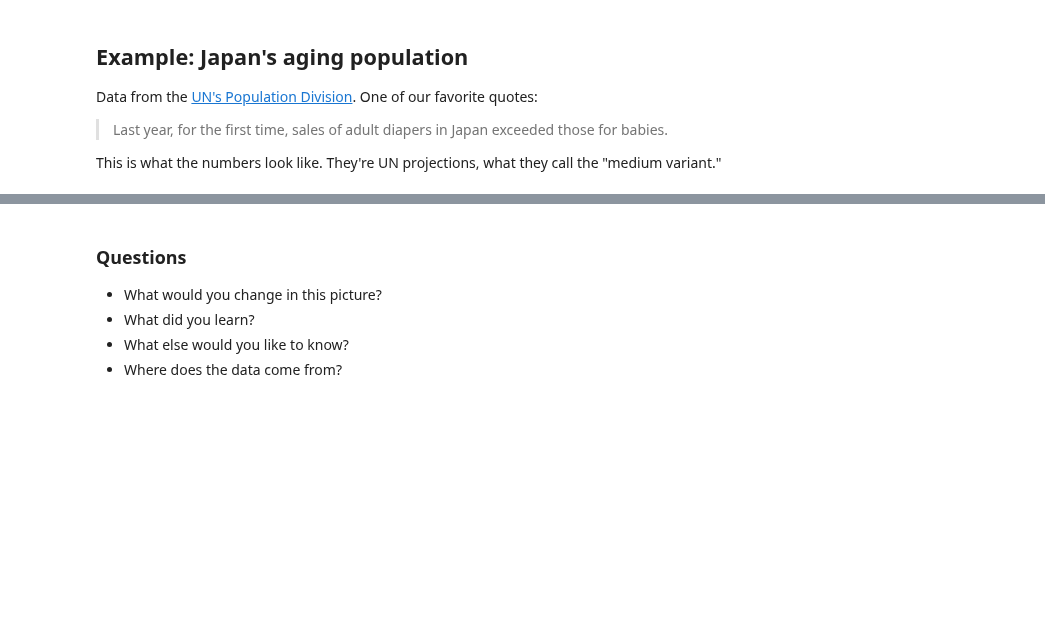
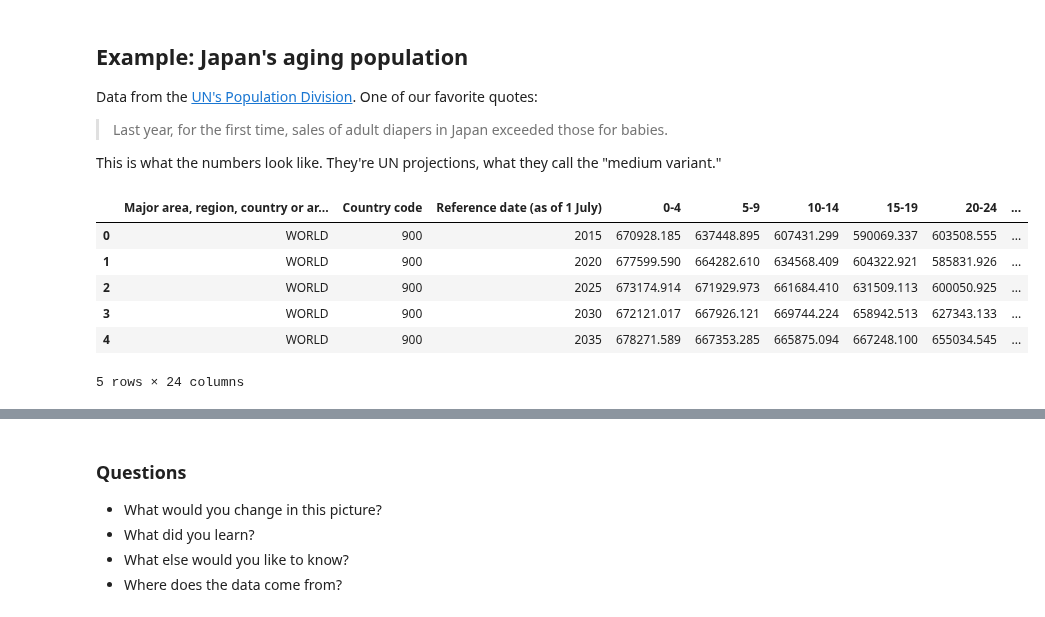
Before and after one commit to DaveBackus/Data_Bootcamp, a Jupyter notebook: Code/IPython/bootcamp_examples.ipynb, the cells around one changed output, grey strips where cells are left out. Cells and saved outputs as stored; diff of their text form; code cells hidden in the pictures; blank space fills up the shorter version.

```diff
--- a/Code/IPython/bootcamp_examples.ipynb
+++ b/Code/IPython/bootcamp_examples.ipynb
@@ -370,6 +395,16 @@ for later:  change cols for the two sources, rename 80+ to 80-84, then concat
 #pop = pd.concat([est, prj], axis=0, join='outer')
 """
 pop = prj
+# %%
+pop.head()
+# %% [output]
+|  | Major area, region, country or ar... | Country code | Reference date (as of 1 July) | 0-4 | 5-9 | 10-14 | 15-19 | 20-24 | ... |
+| 0 | WORLD | 900 | 2015 | 670928.185 | 637448.895 | 607431.299 | 590069.337 | 603508.555 | ... |
+| 1 | WORLD | 900 | 2020 | 677599.590 | 664282.610 | 634568.409 | 604322.921 | 585831.926 | ... |
+| 2 | WORLD | 900 | 2025 | 673174.914 | 671929.973 | 661684.410 | 631509.113 | 600050.925 | ... |
+| 3 | WORLD | 900 | 2030 | 672121.017 | 667926.121 | 669744.224 | 658942.513 | 627343.133 | ... |
+| 4 | WORLD | 900 | 2035 | 678271.589 | 667353.285 | 665875.094 | 667248.100 | 655034.545 | ... |
+5 rows × 24 columns
 # %%
 # rename some variables
 pop = pop.rename(columns={'Reference date (as of 1 July)': 'Year',
```
Also changed, not shown: parts of 17 cells of this notebook, 11 other files.
